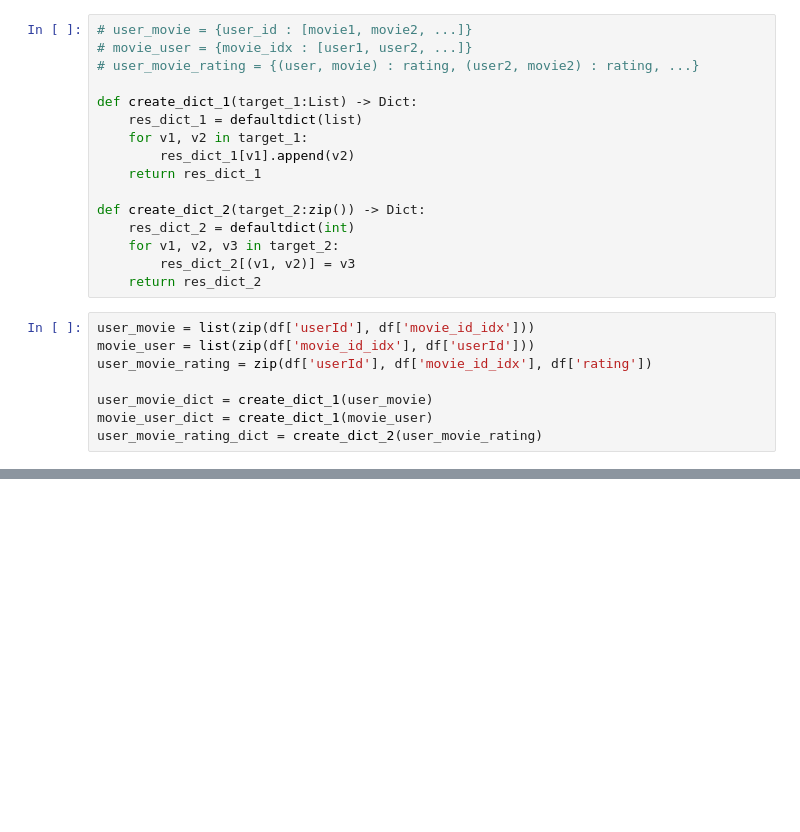
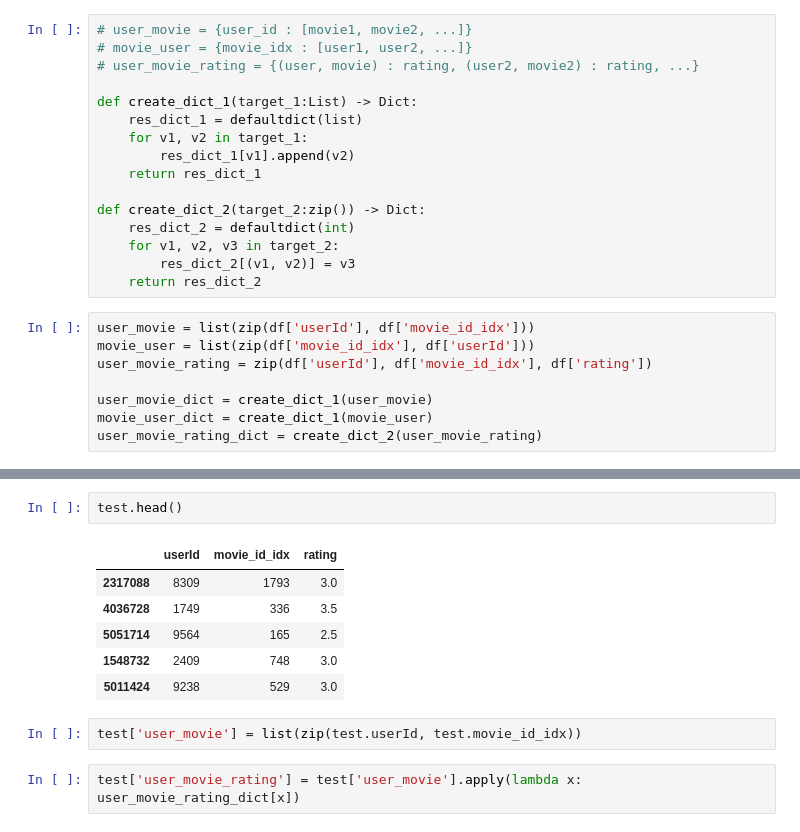
Before and after one commit to INA-95/H-M-Personalized-Fashion-Recommendations, a Jupyter notebook: Movie_Recommender_System_230301.ipynb, the cells around one changed output, grey strips where cells are left out. Saved outputs shown, nothing was run; the diff lists cells and outputs as text; blank space fills up the shorter version.

```diff
--- a/Movie_Recommender_System_230301.ipynb
+++ b/Movie_Recommender_System_230301.ipynb
@@ -120 +117,14 @@ train
 4313620 rows × 5 columns
+# %%
+test.head()
+# %% [output]
+|  | userId | movie_id_idx | rating |
+| 2317088 | 8309 | 1793 | 3.0 |
+| 4036728 | 1749 | 336 | 3.5 |
+| 5051714 | 9564 | 165 | 2.5 |
+| 1548732 | 2409 | 748 | 3.0 |
+| 5011424 | 9238 | 529 | 3.0 |
+# %%
+test['user_movie'] = list(zip(test.userId, test.movie_id_idx))
+# %%
+test['user_movie_rating'] = test['user_movie'].apply(lambda x: user_movie_rating_dict[x])
```
Also changed, not shown: parts of 5 cells of this notebook.
